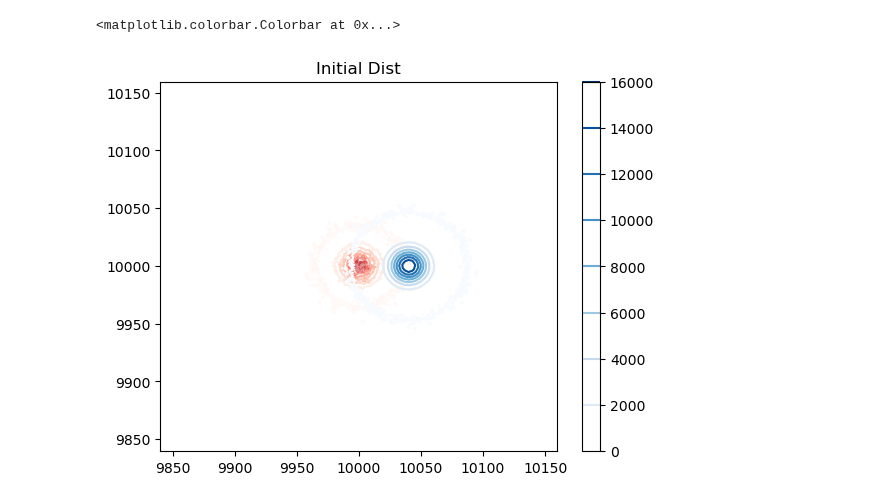
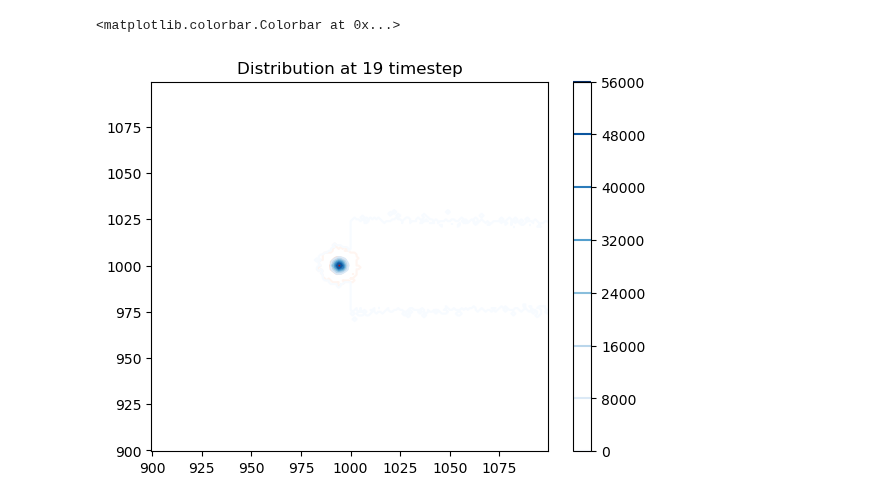
Before and after one commit to zhizhang1445/CRISPR_Sim, a Jupyter notebook: Analysis/analysis.ipynb, the cells around one changed output. Saved outputs shown, nothing was run; the diff lists cells and outputs as text; code cells hidden in the pictures.

```diff
--- a/Analysis/analysis.ipynb
+++ b/Analysis/analysis.ipynb
@@ -23,12 +43,13 @@ nh0 = scipy.sparse.load_npz(foldername+f"sp_frame_nh{0}.npz")
 # %%
 n19 = scipy.sparse.load_npz(foldername+f"sp_frame_n{19}.npz")
 nh19 = scipy.sparse.load_npz(foldername+f"sp_frame_nh{19}.npz")
+
+# plt.imshow(n0.toarray())
+plt.contour(n19.toarray(), cmap = "Reds")
+plt.contour(nh19.toarray(), cmap = "Blues")
+plt.margins(-0.45, -0.45)
+plt.title("Distribution at 19 timestep")
+plt.colorbar()
+# %% [output]
+<matplotlib.colorbar.Colorbar at 0x...>
+[figure, added]
-# %%
-plt.contour(n0.toarray(), cmap = "Reds")
-plt.contour(nh0.toarray(), cmap = "Blues")
-plt.margins(-0.492, -0.492)
-plt.title("Initial Dist")
-plt.colorbar()
-# %% [output]
-<matplotlib.colorbar.Colorbar at 0x...>
-[figure, removed]
```
Also changed, not shown: parts of 7 cells of this notebook, 3 other files.
